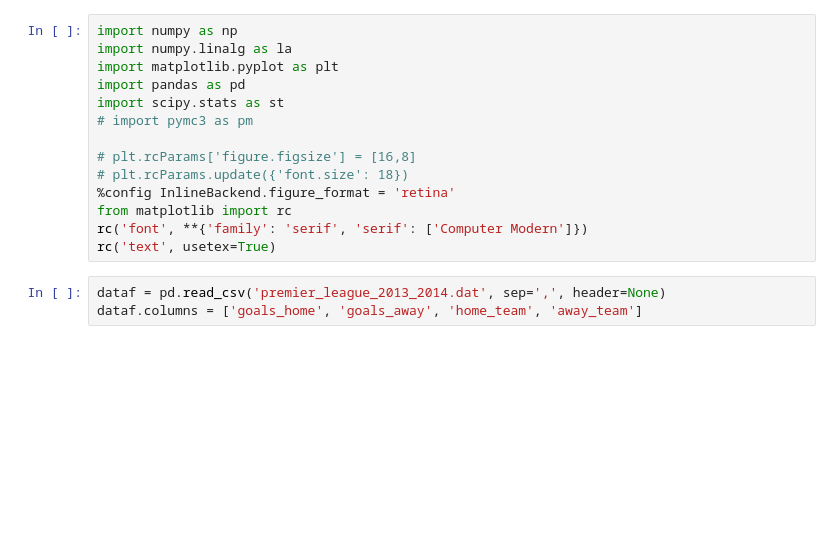
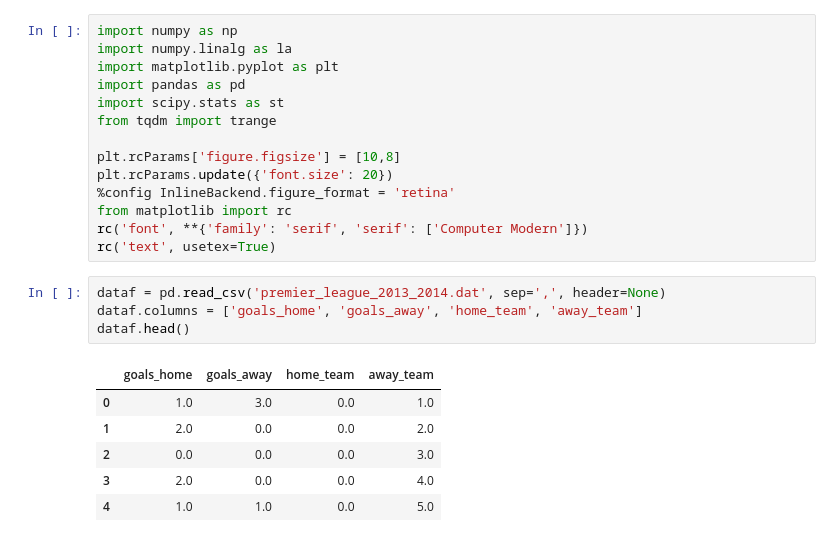
Before and after one commit to erik-norlin/SSY316-Advanced-Probabilistic-Machine-Learning, a Jupyter notebook: take-home-exam/Q2/Q2_notebook.ipynb, the cells around one changed output. Drawn from its saved outputs; the diff is of its cells as text; blank space fills up the shorter version.

```diff
--- a/take-home-exam/Q2/Q2_notebook.ipynb
+++ b/take-home-exam/Q2/Q2_notebook.ipynb
@@ -4,10 +4,10 @@ import numpy.linalg as la
 import matplotlib.pyplot as plt
 import pandas as pd
 import scipy.stats as st
-# import pymc3 as pm
+from tqdm import trange
 
-# plt.rcParams['figure.figsize'] = [16,8]
-# plt.rcParams.update({'font.size': 18})
+plt.rcParams['figure.figsize'] = [10,8]
+plt.rcParams.update({'font.size': 20})
 %config InlineBackend.figure_format = 'retina'
 from matplotlib import rc
 rc('font', **{'family': 'serif', 'serif': ['Computer Modern']})
@@ -15,6 +15,14 @@ rc('text', usetex=True)
 # %%
 dataf = pd.read_csv('premier_league_2013_2014.dat', sep=',', header=None)
 dataf.columns = ['goals_home', 'goals_away', 'home_team', 'away_team']
+dataf.head()
+# %% [output]
+|  | goals_home | goals_away | home_team | away_team |
+| 0 | 1.0 | 3.0 | 0.0 | 1.0 |
+| 1 | 2.0 | 0.0 | 0.0 | 2.0 |
+| 2 | 0.0 | 0.0 | 0.0 | 3.0 |
+| 3 | 2.0 | 0.0 | 0.0 | 4.0 |
+| 4 | 1.0 | 1.0 | 0.0 | 5.0 |
 # %%
 def enforce_corner_constraint(theta, n_teams):
     theta[0] = theta[n_teams] = 0
```
Also changed, not shown: parts of 8 cells of this notebook, 43 other files.
